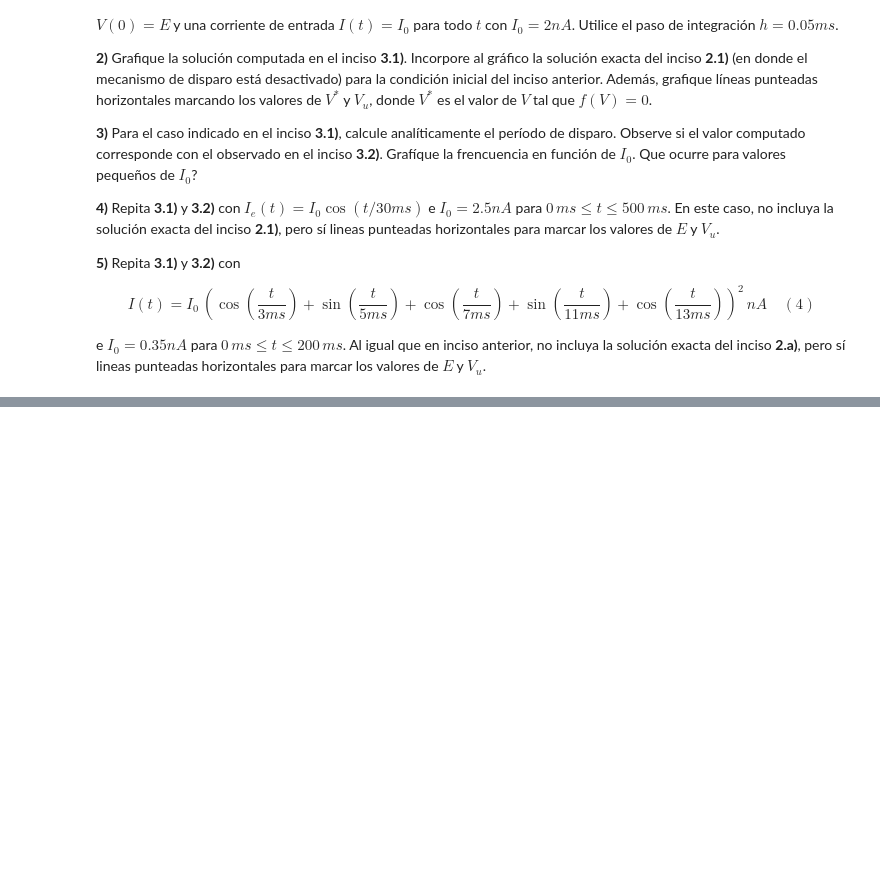
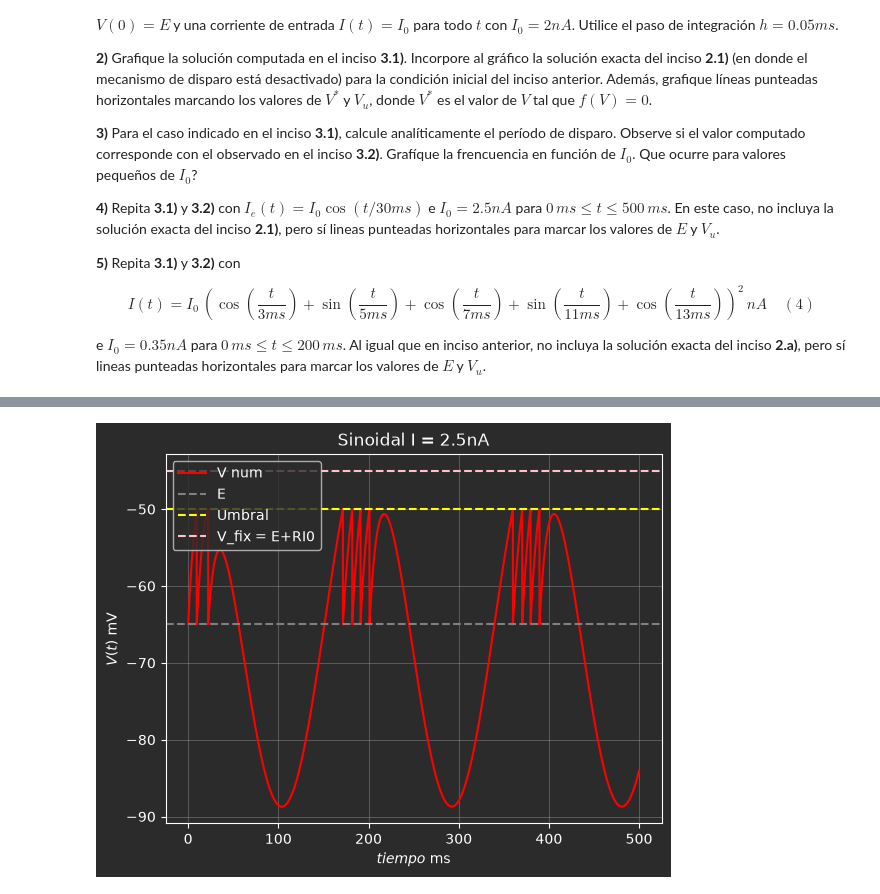
Before and after one commit to alexwicher/RedesNeuronales, a Jupyter notebook: pract5/redes_neuronales_2026_guia_5.ipynb, the cells around one changed output, grey strips where cells are left out. Cells and saved outputs as stored; diff of their text form; code cells hidden in the pictures; blank space fills up the shorter version.

```diff
--- a/pract5/redes_neuronales_2026_guia_5.ipynb
+++ b/pract5/redes_neuronales_2026_guia_5.ipynb
@@ -315,0 +454,84 @@ e $I_0=0.35 nA$ para $0\,ms\leq t\leq 200\,ms$. Al igual que en inciso anterior,
+# %%
+E = -65.0
+R = 10
+I0 = 2.5
+V_fix = -45
+V0 = E
+r = 10.0
+Vu = -50.0
+
+
+def I_cos(t):
+    return I0 * np.cos(t / 30.0)
+
+
+# dV/dt = (E+RI0-V)/r
+# V(t) = V_fix + (V0 - V_fix)e^(-t/r)
+# V_fix = E+RI0 = -65mV + 10Mo * 2nA = -45mA
+
+
+p = np.array([E, R, I0, r, Vu])
+
+
+def f(x, t, p):
+    E = p[0]
+    R = p[1]
+    I0 = p[2]
+    r = p[3]
+    V_fix = E + R * I_cos(t)
+    return (V_fix - np.array(x[0])) / r
+
+
+a = 0
+b = 500
+h = 0.05
+k = int((b - a) / h)
+
+t, w = integrador_ode(rk4, f, np.array([V0]), a, b, k, p, trigger)
+
+plt.xlabel('$tiempo$ ms')
+plt.ylabel('$V(t)$ mV')
+plt.plot(t, w[0, :], label="V num", linestyle='-', c='red')
+plt.axhline(E, linestyle='--', color='grey', label="E")
+plt.axhline(Vu, linestyle='--', color='yellow', label="Umbral")
+plt.axhline(V_fix, linestyle='--', color='pink', label="V_fix = E+RI0")
+plt.title(f"Sinoidal I = 2.5nA")
+plt.legend()
+plt.grid()
+plt.show()
+
+I0 = 0.35
+
+
+def I_cos_2(t):
+    return I0 * np.pow(np.cos(t / 3) + np.sin(t / 5) + np.cos(t / 7) + np.sin(t / 11) + np.cos(t / 13), 2)
+
+
+def f2(x, t, p):
+    E = p[0]
+    R = p[1]
+    I0 = p[2]
+    r = p[3]
+    V_fix = E + R * I_cos_2(t)
+    return (V_fix - np.array(x[0])) / r
+
+
+a = 0
+b = 200
+h = 0.05
+k = int((b - a) / h)
+
+t, w = integrador_ode(rk4, f2, np.array([V0]), a, b, k, p, trigger)
+
+plt.xlabel('$tiempo$ ms')
+plt.ylabel('$V(t)$ mV')
+plt.plot(t, w[0, :], label="V num", linestyle='-', c='red')
+plt.axhline(E, linestyle='--', color='grey', label="E")
+plt.axhline(Vu, linestyle='--', color='yellow', label="Umbral")
+plt.axhline(V_fix, linestyle='--', color='pink', label="V_fix = E+RI0")
+plt.title(f"Sinoidal II = 0.35nA")
+plt.legend()
+plt.grid()
+plt.show()
+# %% [output]
+[figure, added]
```
Also changed, not shown: parts of 6 cells of this notebook, 1 other file.
